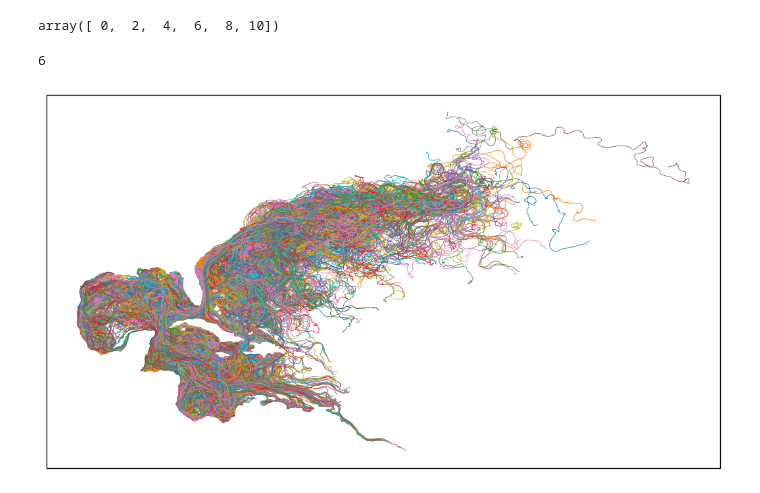
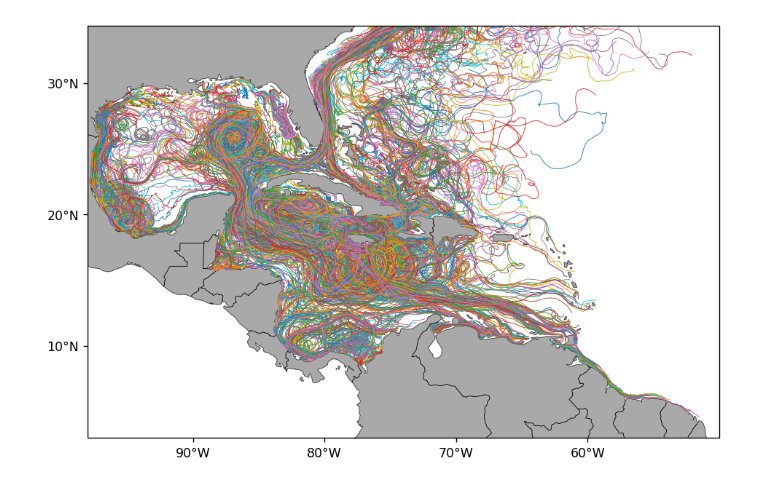
Before and after one commit to philippemiron/marine-litter-caribbean, a Jupyter notebook: notebooks/visualize_output.ipynb, the cells around one changed output. Drawn from its saved outputs; the diff is of its cells as text; code cells hidden in the pictures.

```diff
--- a/notebooks/visualize_output.ipynb
+++ b/notebooks/visualize_output.ipynb
@@ -30,4 +7,0 @@ x
-# %%
-x.map_blocks(lambda x: x * 2).compute()
-# %% [output]
-array([ 0,  2,  4,  6,  8, 10])
@@ -36,9 +8,5 @@ y = x.map_blocks(lambda x: np.fft.fft(x)).compute()
-# %%
-len(y)
-# %% [output]
-6
 # %%
-filename = 'output/test_1year.nc'
+filename = '../data/output/test_6months.nc'
 df = xr.open_dataset(filename)
 # %%
 # simple function to fix the axis and make plot prettier
@@ -58,10 +26,11 @@ def geo_map(ax):
 # %%
 fig = plt.figure(figsize=(12,6), dpi=125)
 ax = fig.add_subplot(1,1,1,projection=ccrs.PlateCarree())
 
 ax.plot(df.lon.T, df.lat.T, linewidth=0.5);
-#geo_map(ax)
+
+geo_map(ax)
 # %% [output]
-[figure, old version]
+[figure, new version]
 # %%
 df.close()
```
Also changed, not shown: parts of 8 cells of this notebook, 1 other file.
